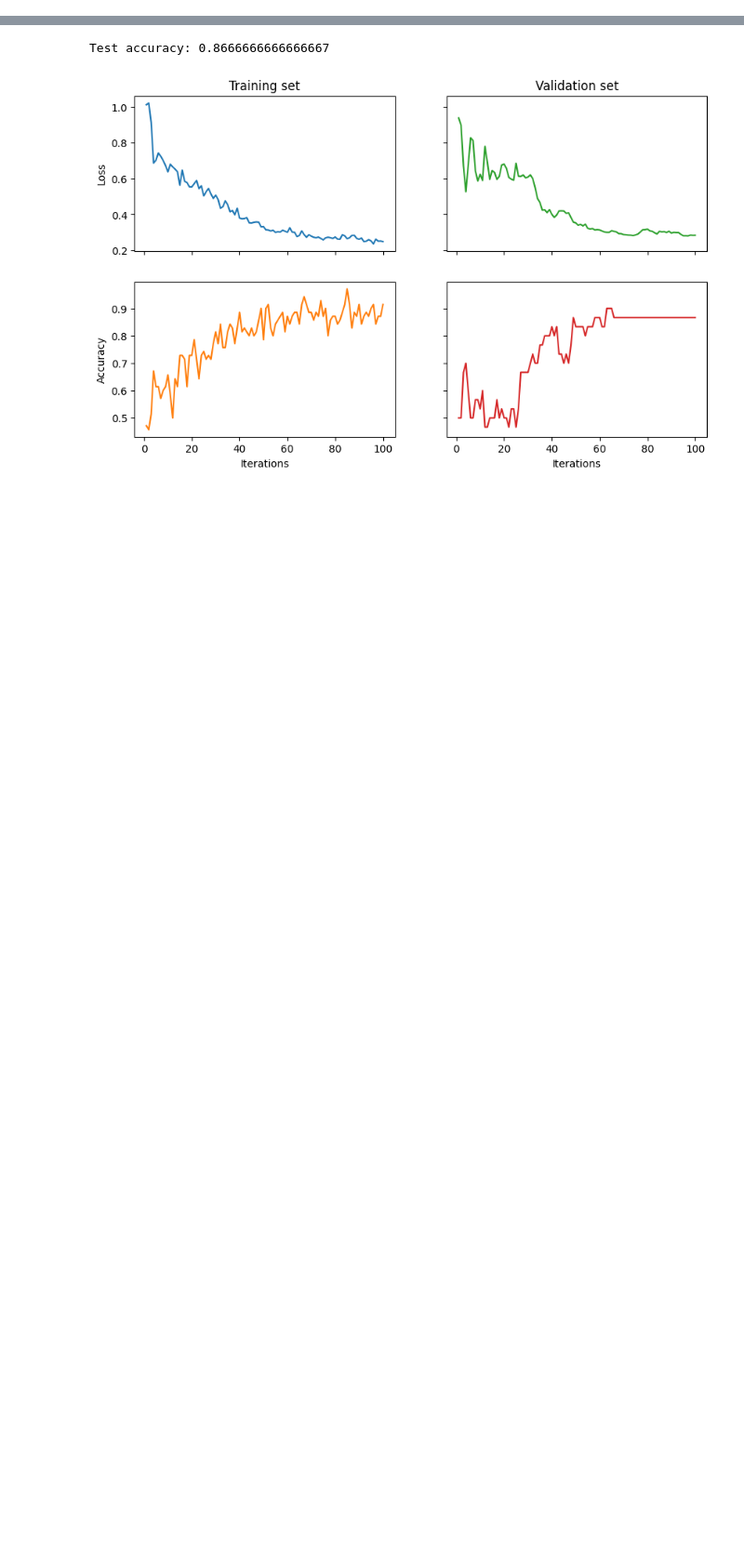
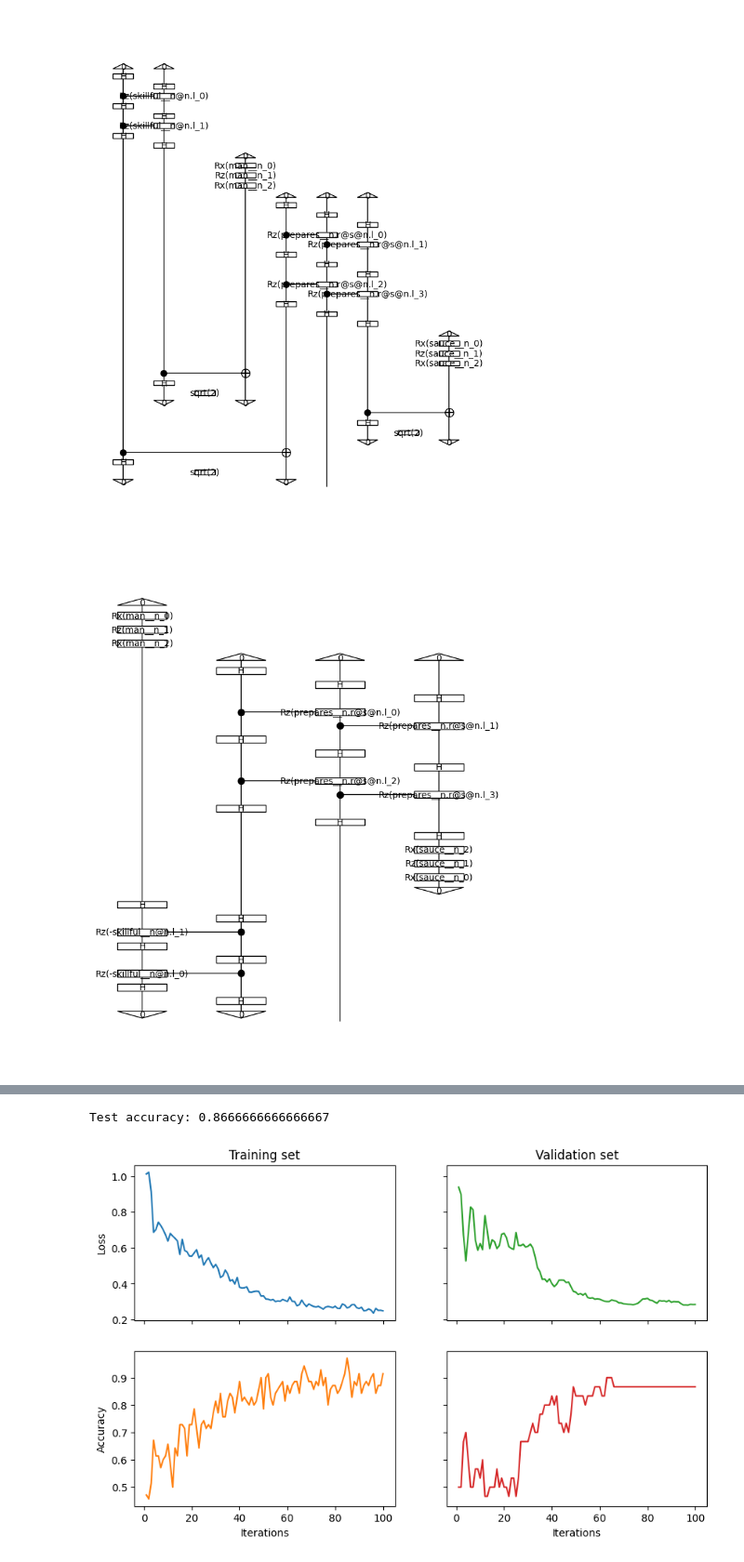
Before and after one commit to Tognognongo/QCE-tutorial, a Jupyter notebook: Examples/discocat_binary_classifier.ipynb, the cells around one changed output, grey strips where cells are left out. Shown: that part at 93% size. Drawn from its saved outputs; the diff is of its cells as text; code cells hidden in the pictures; blank space fills up the shorter version.

```diff
--- a/Examples/discocat_binary_classifier.ipynb
+++ b/Examples/discocat_binary_classifier.ipynb
@@ -290 +82,7 @@ class TketModel(QuantumModel):
+# %%
+raw_train_circuits[0].draw(figsize=(6, 8))
+train_circuits[0].draw(figsize=(6, 8))
+# %% [output]
+[figure, added]
+[figure, added]
 # %%
```
Also changed, not shown: parts of 25 cells of this notebook, 2 other files.
